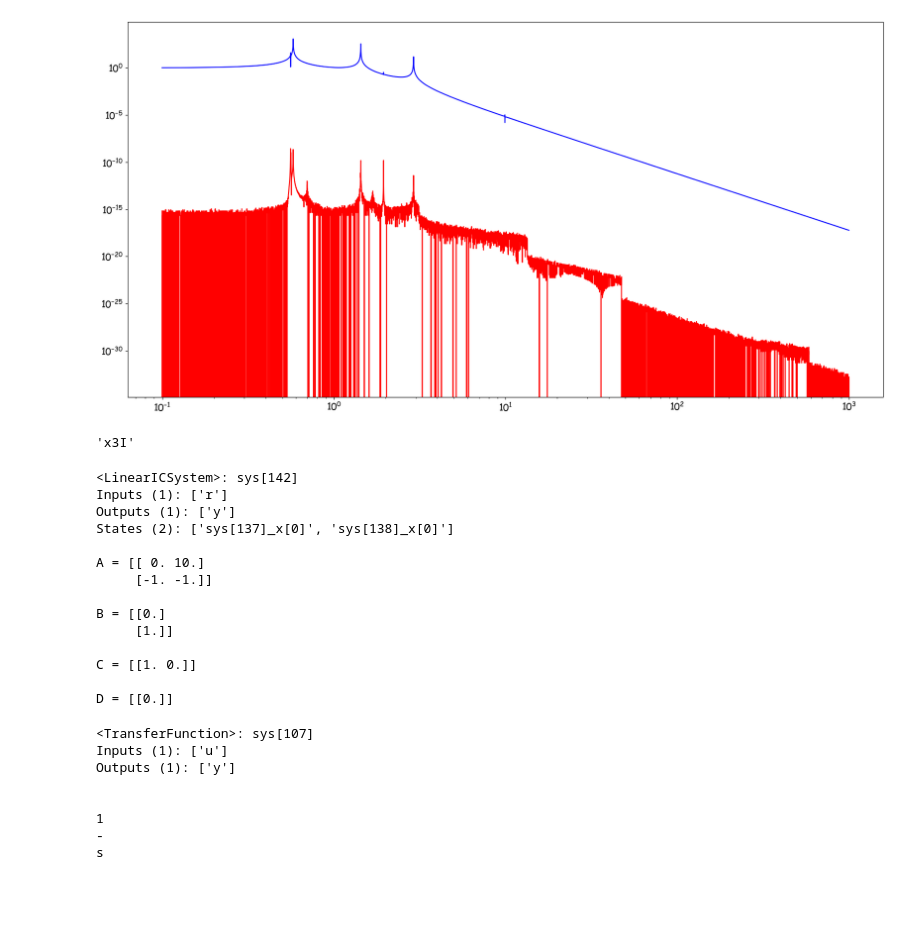
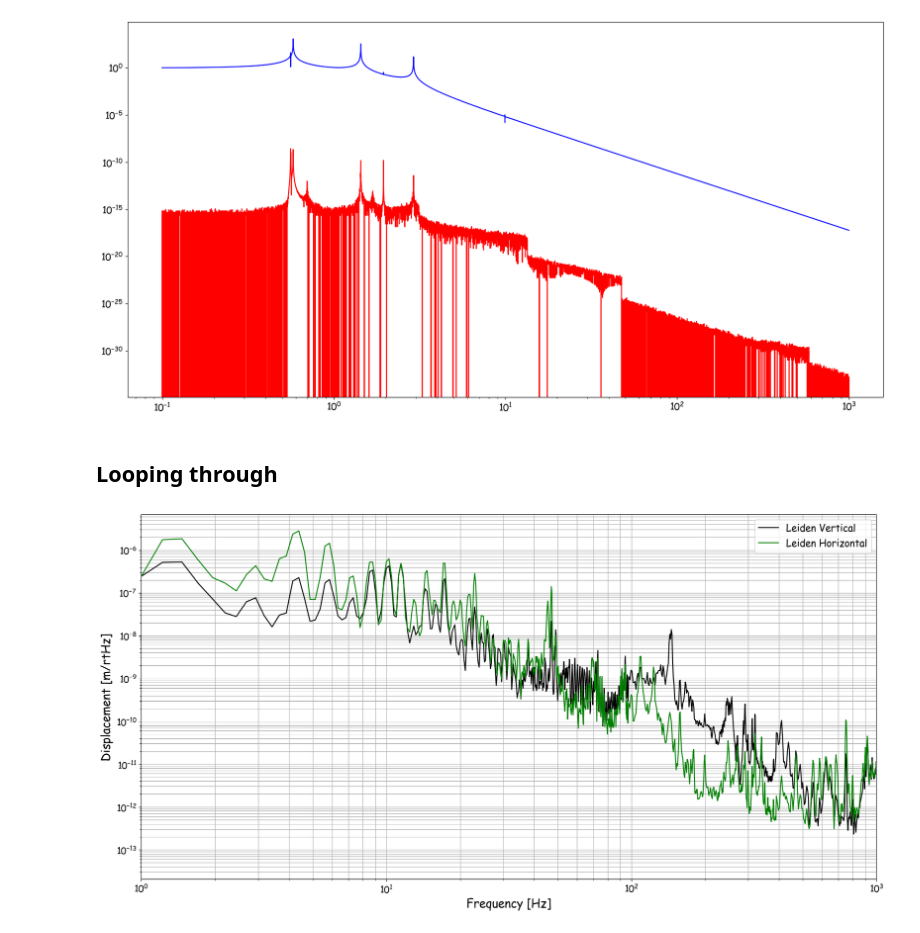
Before and after one commit to Cosmos1998/CommonPlatformTriple_4B4W_2x4B4W4W, a Jupyter notebook: CommonPlatformTriple_4B4W_2x4B4W4WNumPyWrapperTest.ipynb, the cells around one changed output. Cells and saved outputs as stored; diff of their text form; code cells hidden in the pictures; blank space fills up the shorter version.

```diff
--- a/CommonPlatformTriple_4B4W_2x4B4W4WNumPyWrapperTest.ipynb
+++ b/CommonPlatformTriple_4B4W_2x4B4W4WNumPyWrapperTest.ipynb
@@ -532,38 +532,29 @@ ax.loglog(freq,mag_optE,"-b", label="End mass motion")
 # %% [output]
 [<matplotlib.lines.Line2D at 0x...>]
 [figure]
+# %% [markdown]
+## Looping through
 # %%
+LeidenData = pd.read_csv(r'/Users/t.seetharamu.1/Documents/svn/GCIF/GCIF planning/Infrastructure cryogenics/CommonPlatformTriple_4B4W_2x4B4W4W/Thejas/symmetric/stdcalc/Vibrations CS110-2PT_FromLeiden.txt',names=['freq','vert','hor'],sep='\t')
+
+fCryo = LeidenData.freq.values
+vertCryo = LeidenData.vert.values
+horCryo = LeidenData.hor.values
+
+
+fig,ax = plt.subplots(figsize = (20,10))
+#ax.loglog(seis_freq,xSei*1e-6,'-b',label='X') #convert from um to m
+#ax.loglog(seis_freq,ySei*1e-6,'-r',label='Y')
+#ax.loglog(seis_freq,zSei*1e-6,'-m',label='Z')
+
+ax.loglog(fCryo,vertCryo*1e-6,'-k',label='Leiden Vertical')
+ax.loglog(fCryo,horCryo*1e-6,'-g',label='Leiden Horizontal')
+ax.grid(True,which='both')
+ax.legend()
+ax.set_xlim(1,1000)
+#ax.set_ylim(1e-12,1e-4)
+ax.set_xlabel('Frequency [Hz]')
+ax.set_ylabel('Displacement [m/rtHz]')
+plt.show()
 # %% [output]
-'x3I'
+[figure, added]
-# %%
-P = ct.tf(1, [1, 0], inputs='u', outputs='y')
-C = ct.tf(10, [1, 1], inputs='e', outputs='u')
-sumblk = ct.summing_junction(inputs=['r', '-y'], output='e')
-T = ct.interconnect([P, C, sumblk], inputs='r', outputs='y')
-print (T)
-# %% [output]
-<LinearICSystem>: sys[142]
-Inputs (1): ['r']
-Outputs (1): ['y']
-States (2): ['sys[137]_x[0]', 'sys[138]_x[0]']
-
-A = [[ 0. 10.]
-     [-1. -1.]]
-
-B = [[0.]
-     [1.]]
-
-C = [[1. 0.]]
-
-D = [[0.]]
-# %%
-print (P)
-# %% [output]
-<TransferFunction>: sys[107]
-Inputs (1): ['u']
-Outputs (1): ['y']
-
-
-1
--
-s
```
Also changed, not shown: parts of 7 cells of this notebook.
